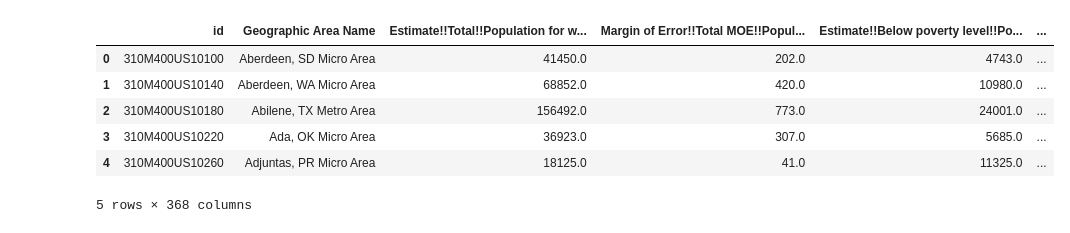
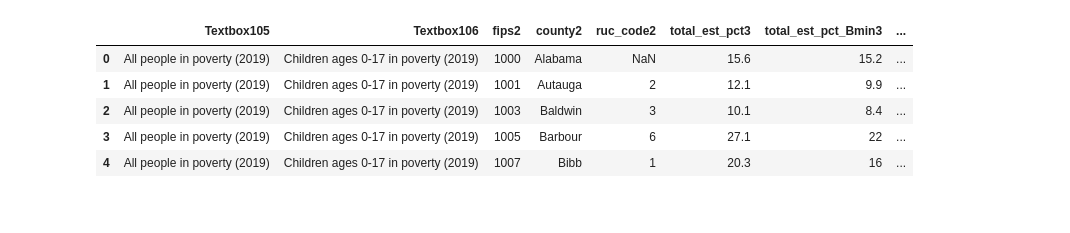
Before and after one commit to nhuquynhle22/Crime_Rates_vs_City_Budgets, a Jupyter notebook: poverty_dataset.ipynb, the cells around one changed output. Saved outputs shown, nothing was run; the diff lists cells and outputs as text; code cells hidden in the pictures.

Commit message:
cleaning poverty dataset

```diff
--- a/poverty_dataset.ipynb
+++ b/poverty_dataset.ipynb
@@ -3,12 +4,11 @@ import pandas as pd
 # %%
-poverty_df = pd.read_csv('Resources/poverty_census_bureau.csv')
+alabama_poverty_df = pd.read_csv('Resources/PovertyReport Alabama.csv')
 # %%
-poverty_df.head()
+alabama_poverty_df.head()
 # %% [output]
-|  | id | Geographic Area Name | Estimate!!Total!!Population for w... | Margin of Error!!Total MOE!!Popul... | Estimate!!Below poverty level!!Po... | ... |
-| 0 | 310M400US10100 | Aberdeen, SD Micro Area | 41450.0 | 202.0 | 4743.0 | ... |
-| 1 | 310M400US10140 | Aberdeen, WA Micro Area | 68852.0 | 420.0 | 10980.0 | ... |
-| 2 | 310M400US10180 | Abilene, TX Metro Area | 156492.0 | 773.0 | 24001.0 | ... |
-| 3 | 310M400US10220 | Ada, OK Micro Area | 36923.0 | 307.0 | 5685.0 | ... |
-| 4 | 310M400US10260 | Adjuntas, PR Micro Area | 18125.0 | 41.0 | 11325.0 | ... |
+|  | Textbox105 | Textbox106 | fips2 | county2 | ruc_code2 | total_est_pct3 | total_est_pct_Bmin3 | ... |
+| 0 | All people in poverty (2019) | Children ages 0-17 in poverty (2019) | 1000 | Alabama | NaN | 15.6 | 15.2 | ... |
+| 1 | All people in poverty (2019) | Children ages 0-17 in poverty (2019) | 1001 | Autauga | 2 | 12.1 | 9.9 | ... |
+| 2 | All people in poverty (2019) | Children ages 0-17 in poverty (2019) | 1003 | Baldwin | 3 | 10.1 | 8.4 | ... |
+| 3 | All people in poverty (2019) | Children ages 0-17 in poverty (2019) | 1005 | Barbour | 6 | 27.1 | 22 | ... |
+| 4 | All people in poverty (2019) | Children ages 0-17 in poverty (2019) | 1007 | Bibb | 1 | 20.3 | 16 | ... |
-5 rows × 368 columns
```
Also changed, not shown: parts of 23 cells of this notebook, 1 other file.
